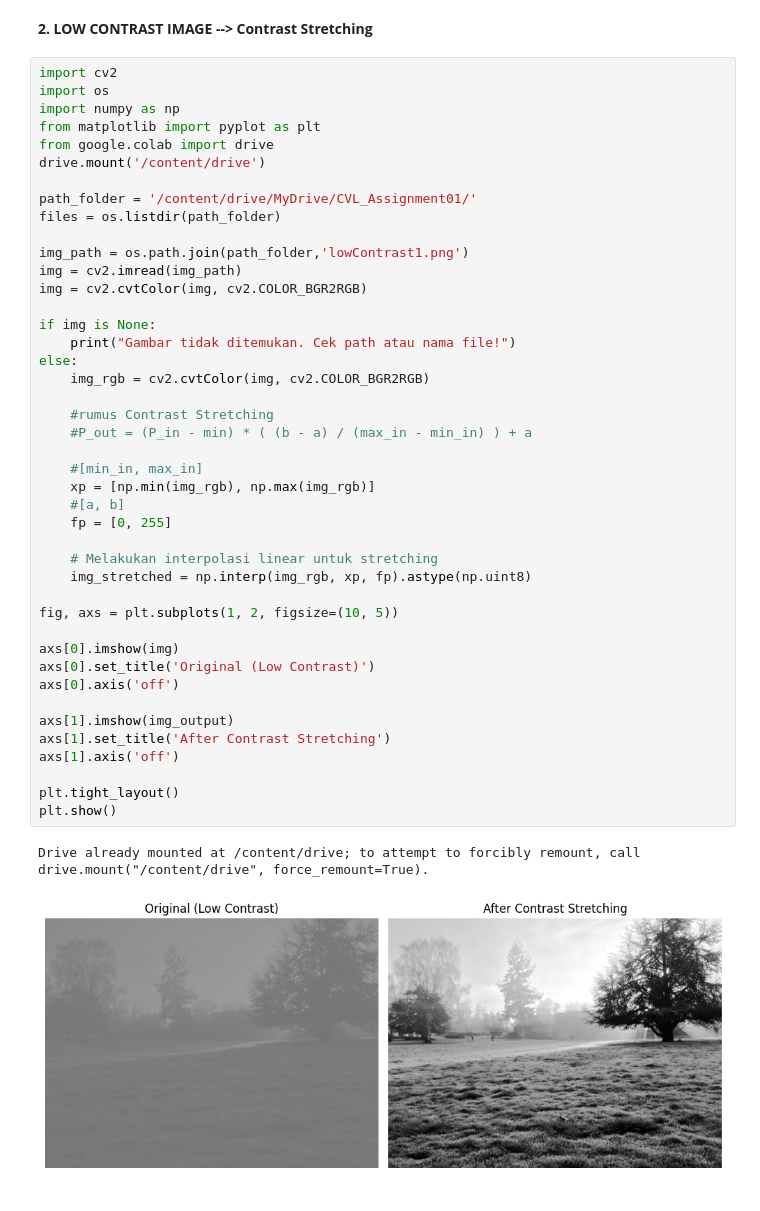
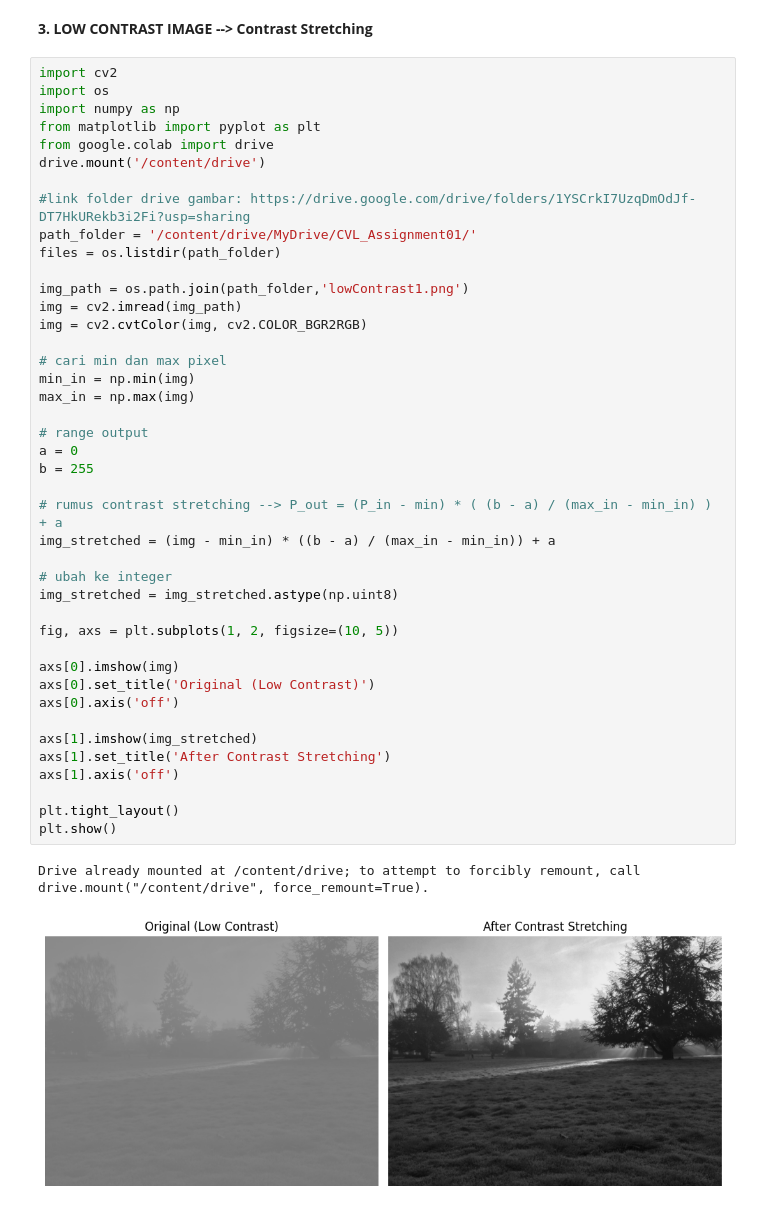
Before and after one commit to diayuunr/CVL_Assignment01, a Jupyter notebook: CVL_Assignment01.ipynb, the cells around one changed output. Drawn from its saved outputs; the diff is of its cells as text.

```diff
--- a/CVL_Assignment01.ipynb
+++ b/CVL_Assignment01.ipynb
@@ -43,48 +87,47 @@ Drive already mounted at /content/drive; to attempt to forcibly remount, call dr
 # %% [markdown]
-**2. LOW CONTRAST IMAGE --> Contrast Stretching**
+**3. LOW CONTRAST IMAGE --> Contrast Stretching**
 # %%
 import cv2
 import os
 import numpy as np
 from matplotlib import pyplot as plt
 from google.colab import drive
 drive.mount('/content/drive')
 
+#link folder drive gambar: https://drive.google.com/drive/folders/1YSCrkI7UzqDmOdJf-DT7HkURekb3i2Fi?usp=sharing
 path_folder = '/content/drive/MyDrive/CVL_Assignment01/'
 files = os.listdir(path_folder)
 
 img_path = os.path.join(path_folder,'lowContrast1.png')
 img = cv2.imread(img_path)
 img = cv2.cvtColor(img, cv2.COLOR_BGR2RGB)
 
-if img is None:
-    print("Gambar tidak ditemukan. Cek path atau nama file!")
-else:
-    img_rgb = cv2.cvtColor(img, cv2.COLOR_BGR2RGB)
+# cari min dan max pixel
+min_in = np.min(img)
+max_in = np.max(img)
 
-    #rumus Contrast Stretching
-    #P_out = (P_in - min) * ( (b - a) / (max_in - min_in) ) + a
+# range output
+a = 0
+b = 255
 
-    #[min_in, max_in]
-    xp = [np.min(img_rgb), np.max(img_rgb)]
-    #[a, b]
-    fp = [0, 255]
+# rumus contrast stretching --> P_out = (P_in - min) * ( (b - a) / (max_in - min_in) ) + a
+img_stretched = (img - min_in) * ((b - a) / (max_in - min_in)) + a
 
-    # Melakukan interpolasi linear untuk stretching
-    img_stretched = np.interp(img_rgb, xp, fp).astype(np.uint8)
+# ubah ke integer
+img_stretched = img_stretched.astype(np.uint8)
 
 fig, axs = plt.subplots(1, 2, figsize=(10, 5))
 
 axs[0].imshow(img)
 axs[0].set_title('Original (Low Contrast)')
 axs[0].axis('off')
 
-axs[1].imshow(img_output)
+axs[1].imshow(img_stretched)
 axs[1].set_title('After Contrast Stretching')
 axs[1].axis('off')
 
 plt.tight_layout()
 plt.show()
 # %% [output]
 Drive already mounted at /content/drive; to attempt to forcibly remount, call drive.mount("/content/drive", force_remount=True).
-[figure, old version]
+[figure, new version]
```
Also changed, not shown: parts of 7 cells of this notebook.
